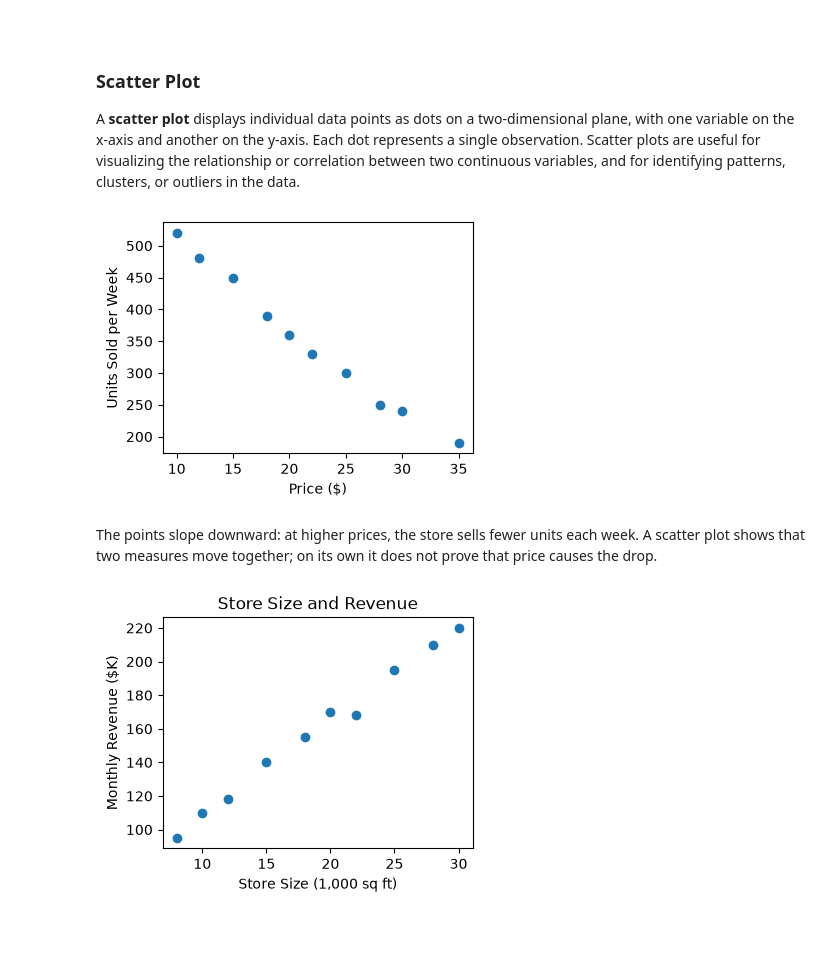
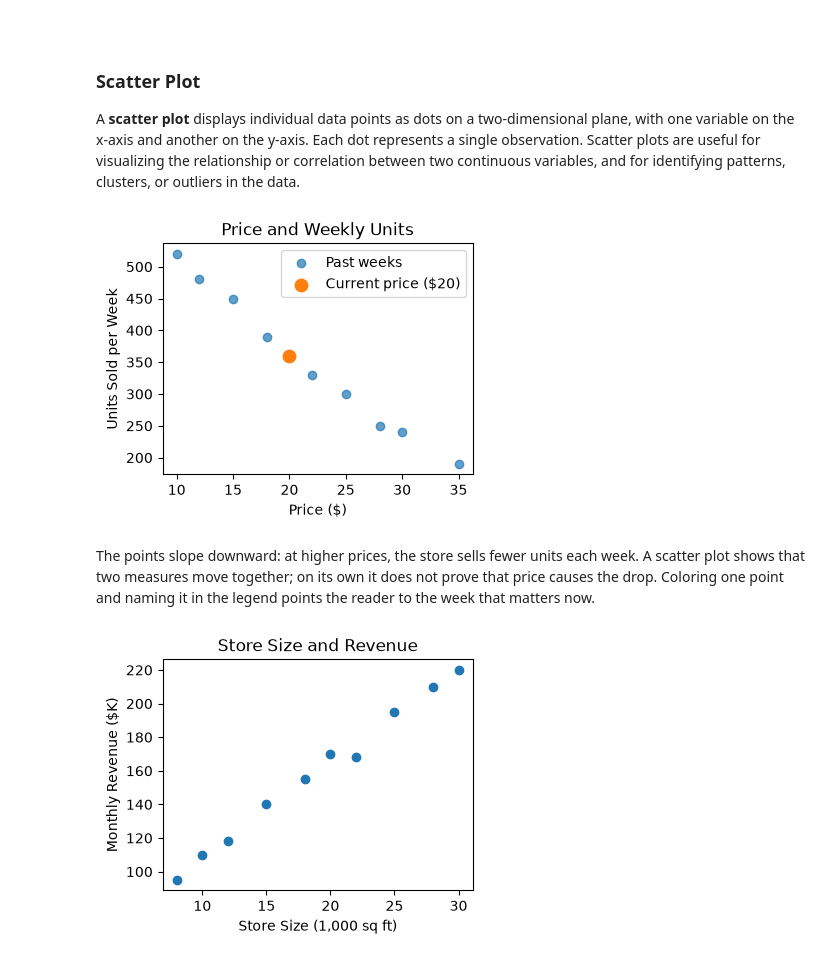
Before and after one commit to tychen742/dsm, a Jupyter notebook: chapters/06-matplotlib/0603-controls-plot-types.ipynb, the cells around one changed output. Saved outputs shown, nothing was run; the diff lists cells and outputs as text; code cells hidden in the pictures; blank space fills up the shorter version.

```diff
--- a/chapters/06-matplotlib/0603-controls-plot-types.ipynb
+++ b/chapters/06-matplotlib/0603-controls-plot-types.ipynb
@@ -357,16 +357,19 @@ A **scatter plot** displays individual data points as dots on a two-dimensional
 # %%
 price = np.array([10, 12, 15, 18, 20, 22, 25, 28, 30, 35])     ### product price in $
 units = np.array([520, 480, 450, 390, 360, 330, 300, 250, 240, 190])   ### units sold per week
 
 fig, ax = plt.subplots(figsize=(4, 3))
-ax.scatter(price, units)
+ax.scatter(price, units, alpha=0.7, label='Past weeks')
+ax.scatter(20, 360, color='tab:orange', s=80, label='Current price ($20)')   ### s= sets the marker size
 ax.set_xlabel('Price ($)')
 ax.set_ylabel('Units Sold per Week')
+ax.set_title('Price and Weekly Units')
+ax.legend()
 plt.show()
 # %% [output]
-[figure, old version]
+[figure, new version]
 # %% [markdown]
-The points slope downward: at higher prices, the store sells fewer units each week. A scatter plot shows that two measures move together; on its own it does not prove that price causes the drop.
+The points slope downward: at higher prices, the store sells fewer units each week. A scatter plot shows that two measures move together; on its own it does not prove that price causes the drop. Coloring one point and naming it in the legend points the reader to the week that matters now.
 # %%
 ### Exercise: Store Size and Revenue
 #   1. Create store_size = np.array([8, 10, 12, 15, 18, 20, 22, 25, 28, 30])   (1,000 sq ft) and
```
Also changed, not shown: parts of 6 cells of this notebook, 1 other file.
